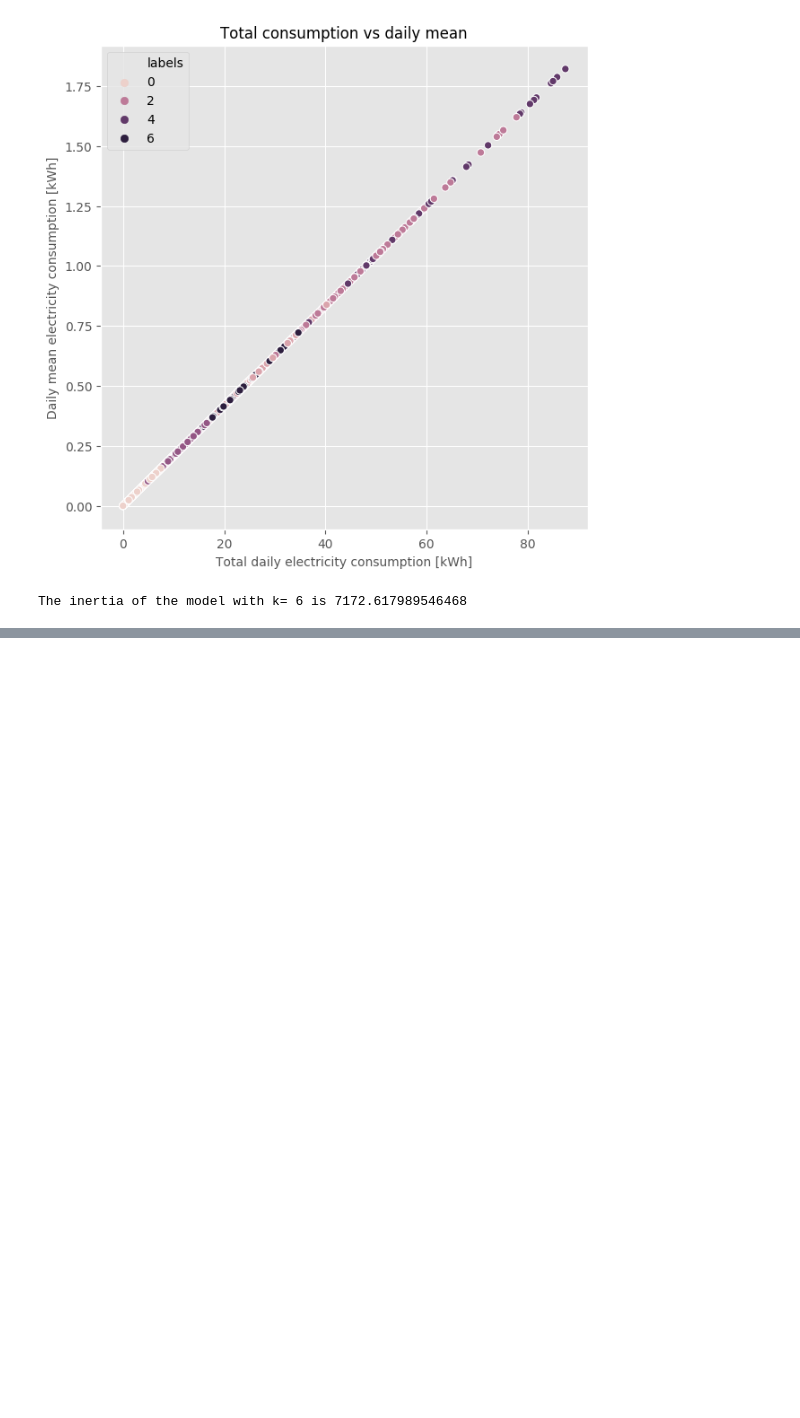
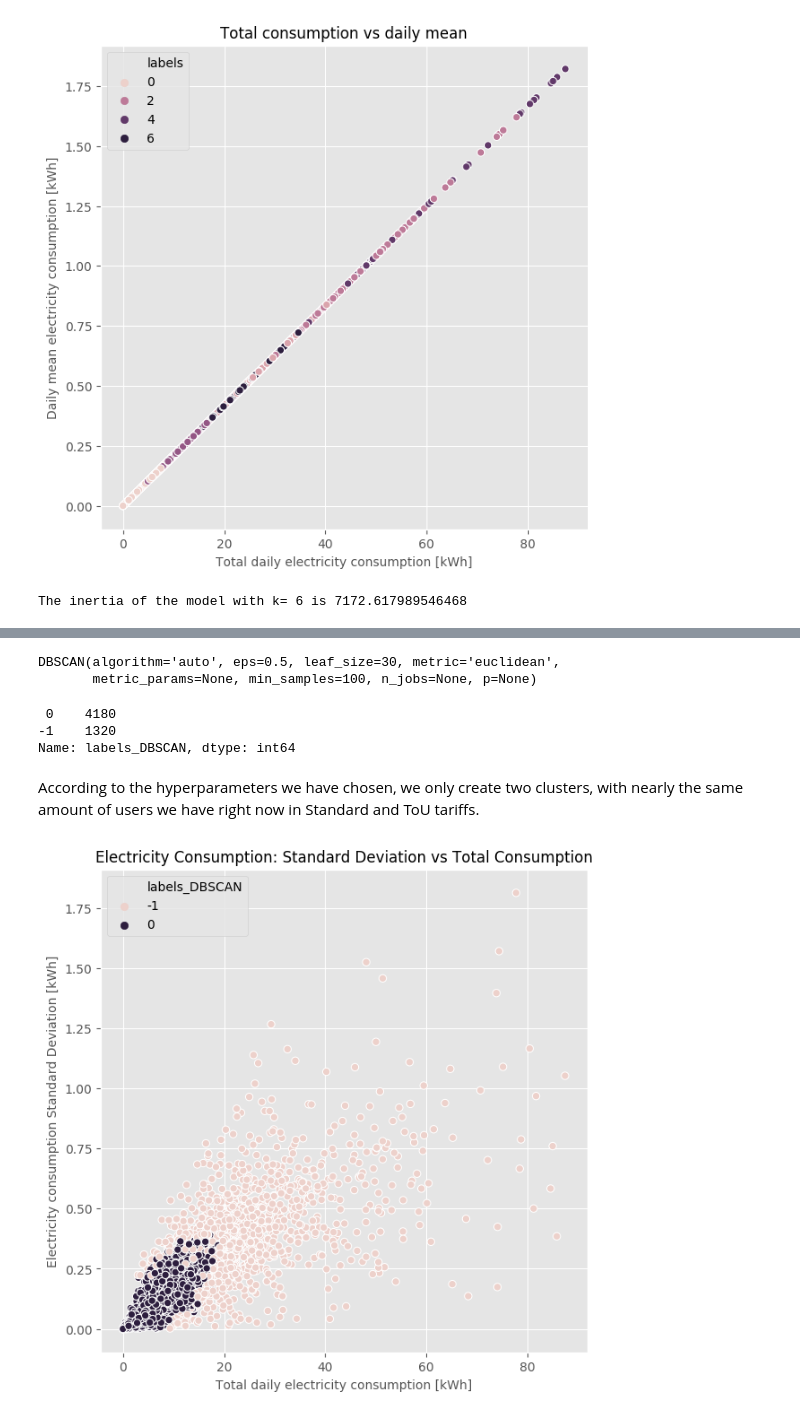
Before and after one commit to wobniarin/Project-Week-8-Final-Project, a Jupyter notebook: 2.JupyterNotebooks/3_End_User_Analysis.ipynb, the cells around one changed output, grey strips where cells are left out. Cells and saved outputs as stored; diff of their text form; code cells hidden in the pictures; blank space fills up the shorter version.

```diff
--- a/2.JupyterNotebooks/3_End_User_Analysis.ipynb
+++ b/2.JupyterNotebooks/3_End_User_Analysis.ipynb
@@ -864,0 +918,34 @@ Taking into account the Elbow Method Figure, the Hierarchical Dendogram and the
+# %%
+from sklearn.cluster import DBSCAN
+
+model_DBSCAN = DBSCAN(eps=0.5, min_samples=100)
+
+model_DBSCAN.fit(clients_2013_agg_scaled)
+# %% [output]
+DBSCAN(algorithm='auto', eps=0.5, leaf_size=30, metric='euclidean',
+       metric_params=None, min_samples=100, n_jobs=None, p=None)
+# %%
+clients_2013_agg['labels_DBSCAN'] = model_DBSCAN.labels_
+# %%
+clients_2013_agg['labels_DBSCAN'].value_counts()
+# %% [output]
+ 0    4180
+-1    1320
+Name: labels_DBSCAN, dtype: int64
+# %% [markdown]
+According to the hyperparameters we have chosen, we only create two clusters, with nearly the same amount of users we have right now in Standard and ToU tariffs.
+# %%
+# Plotting the scatter plot between total energy and std, clustering according the labels
+plt.figure(figsize=(7,7))
+sns.scatterplot(clients_2013_agg["energy_sum"], clients_2013_agg["energy_std"], hue= clients_2013_agg["labels_DBSCAN"])
+
+# Setting aesthetics of the plot
+plt.title('Electricity Consumption: Standard Deviation vs Total Consumption', fontsize=12)
+plt.xlabel('Total daily electricity consumption [kWh]', fontsize=10)
+plt.ylabel('Electricity consumption Standard Deviation [kWh]', fontsize=10)
+
+# Saving the plot into a png file
+plt.savefig('../3.Figures/std_total_DBSCAN.png', dpi=300)
+plt.show()
+# %% [output]
+[figure, added]
```
Also changed, not shown: parts of 7 cells of this notebook, 4 other files.
